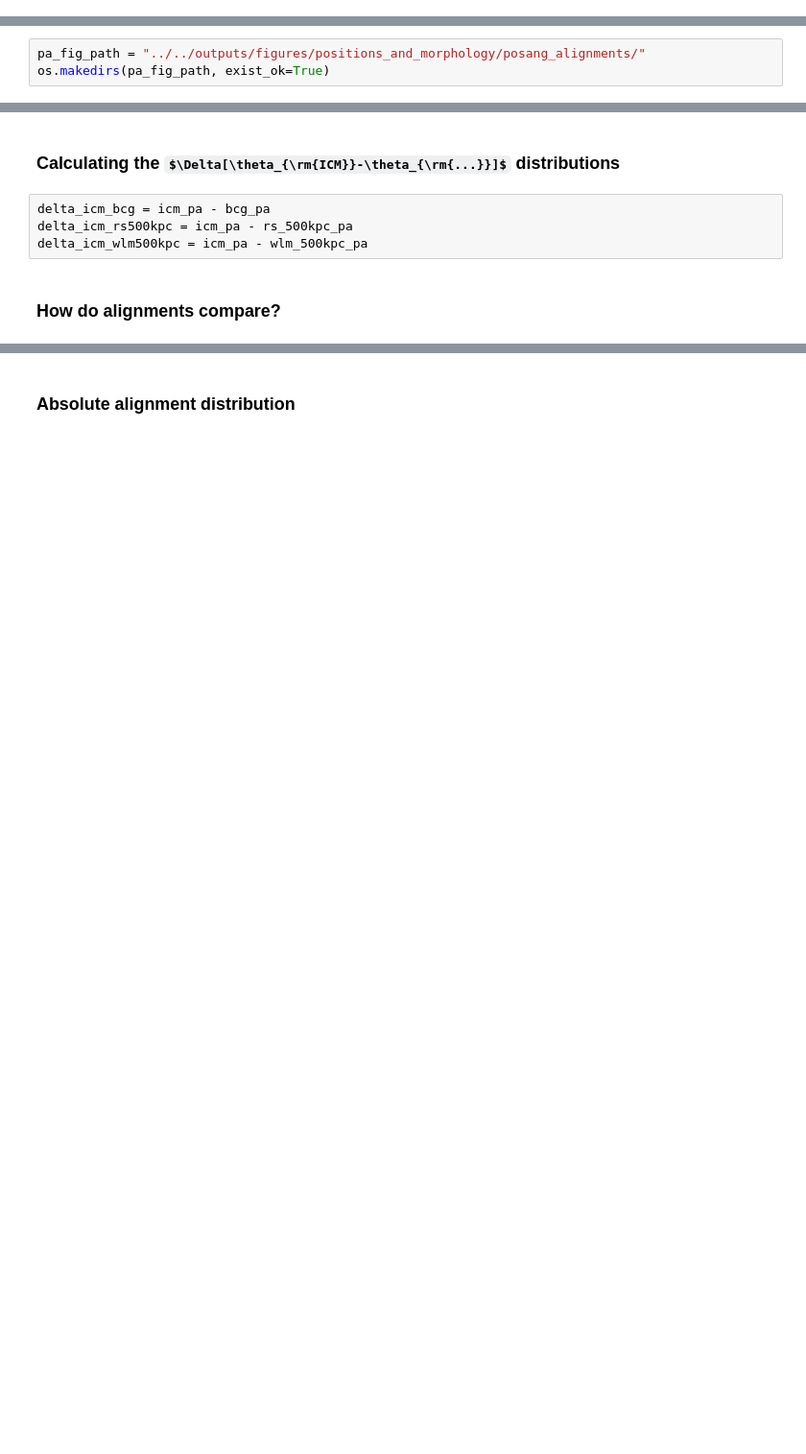
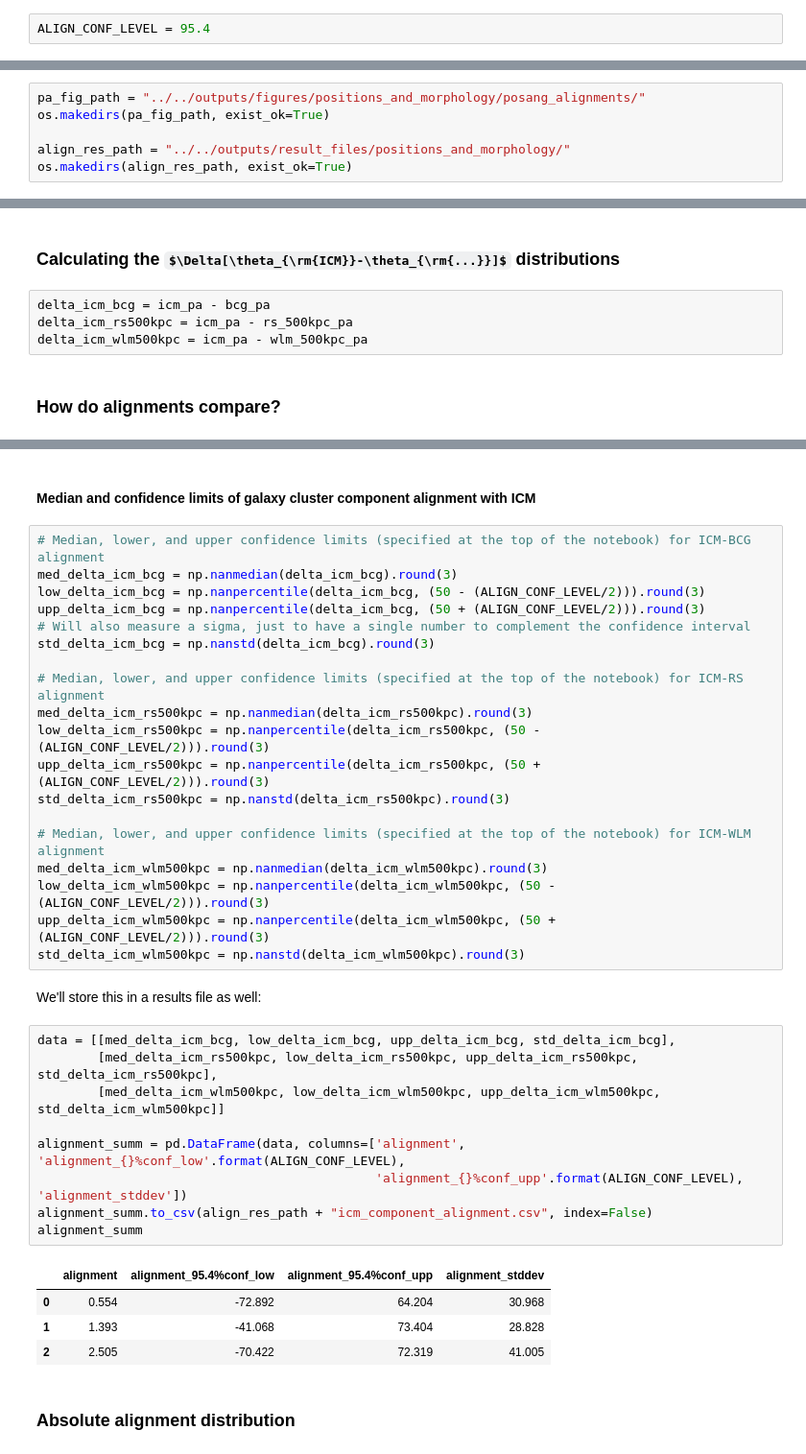
Before and after one commit to LoVoCCS/X-LoVoCCS-Analyses, a Jupyter notebook: notebooks/positions_and_morphology/compare_xray_bcg_redseq_mass_posang.ipynb, the cells around one changed output, grey strips where cells are left out. Shown at 96% size. Drawn from its saved outputs; the diff is of its cells as text; some formulas as TeX source; blank space fills up the shorter version.

```diff
--- a/notebooks/positions_and_morphology/compare_xray_bcg_redseq_mass_posang.ipynb
+++ b/notebooks/positions_and_morphology/compare_xray_bcg_redseq_mass_posang.ipynb
@@ -63,3 +35,5 @@ from xga.relations.fit import scaling_relation_lira
+# %%
+ALIGN_CONF_LEVEL = 95.4
 # %% [markdown]
 ## Output paths
 # %% [markdown]
@@ -67,6 +41,9 @@ Paths to save comparison figures and any output results files - defined here to
 # %%
 pa_fig_path = "../../outputs/figures/positions_and_morphology/posang_alignments/"
 os.makedirs(pa_fig_path, exist_ok=True)
+
+align_res_path = "../../outputs/result_files/positions_and_morphology/"
+os.makedirs(align_res_path, exist_ok=True)
 # %% [markdown]
 ## Loading data files
 # %% [markdown]
@@ -275,2 +305,39 @@ plt.show()
+# %% [markdown]
+#### Median and confidence limits of galaxy cluster component alignment with ICM
+# %%
+# Median, lower, and upper confidence limits (specified at the top of the notebook) for ICM-BCG alignment
+med_delta_icm_bcg = np.nanmedian(delta_icm_bcg).round(3)
+low_delta_icm_bcg = np.nanpercentile(delta_icm_bcg, (50 - (ALIGN_CONF_LEVEL/2))).round(3)
+upp_delta_icm_bcg = np.nanpercentile(delta_icm_bcg, (50 + (ALIGN_CONF_LEVEL/2))).round(3)
+# Will also measure a sigma, just to have a single number to complement the confidence interval
+std_delta_icm_bcg = np.nanstd(delta_icm_bcg).round(3)
+
+# Median, lower, and upper confidence limits (specified at the top of the notebook) for ICM-RS alignment
+med_delta_icm_rs500kpc = np.nanmedian(delta_icm_rs500kpc).round(3)
+low_delta_icm_rs500kpc = np.nanpercentile(delta_icm_rs500kpc, (50 - (ALIGN_CONF_LEVEL/2))).round(3)
+upp_delta_icm_rs500kpc = np.nanpercentile(delta_icm_rs500kpc, (50 + (ALIGN_CONF_LEVEL/2))).round(3)
+std_delta_icm_rs500kpc = np.nanstd(delta_icm_rs500kpc).round(3)
+
+# Median, lower, and upper confidence limits (specified at the top of the notebook) for ICM-WLM alignment
+med_delta_icm_wlm500kpc = np.nanmedian(delta_icm_wlm500kpc).round(3)
+low_delta_icm_wlm500kpc = np.nanpercentile(delta_icm_wlm500kpc, (50 - (ALIGN_CONF_LEVEL/2))).round(3)
+upp_delta_icm_wlm500kpc = np.nanpercentile(delta_icm_wlm500kpc, (50 + (ALIGN_CONF_LEVEL/2))).round(3)
+std_delta_icm_wlm500kpc = np.nanstd(delta_icm_wlm500kpc).round(3)
+# %% [markdown]
+We'll store this in a results file as well:
+# %%
+data = [[med_delta_icm_bcg, low_delta_icm_bcg, upp_delta_icm_bcg, std_delta_icm_bcg],
+        [med_delta_icm_rs500kpc, low_delta_icm_rs500kpc, upp_delta_icm_rs500kpc, std_delta_icm_rs500kpc],
+        [med_delta_icm_wlm500kpc, low_delta_icm_wlm500kpc, upp_delta_icm_wlm500kpc, std_delta_icm_wlm500kpc]]
+
+alignment_summ = pd.DataFrame(data, columns=['alignment', 'alignment_{}%conf_low'.format(ALIGN_CONF_LEVEL),
+                                             'alignment_{}%conf_upp'.format(ALIGN_CONF_LEVEL), 'alignment_stddev'])
+alignment_summ.to_csv(align_res_path + "icm_component_alignment.csv", index=False)
+alignment_summ
+# %% [output]
+|  | alignment | alignment_95.4%conf_low | alignment_95.4%conf_upp | alignment_stddev |
+| 0 | 0.554 | -72.892 | 64.204 | 30.968 |
+| 1 | 1.393 | -41.068 | 73.404 | 28.828 |
+| 2 | 2.505 | -70.422 | 72.319 | 41.005 |
 # %% [markdown]
 ### Absolute alignment distribution
```
Also changed, not shown: parts of 37 cells of this notebook.
